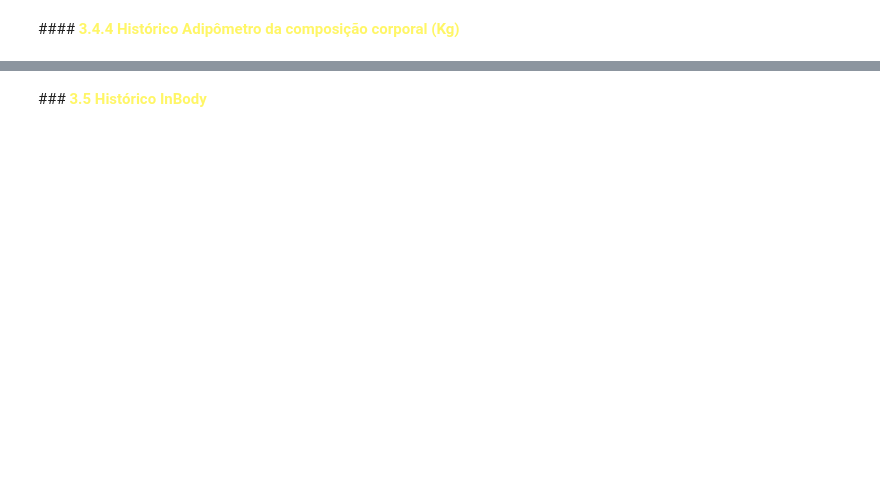
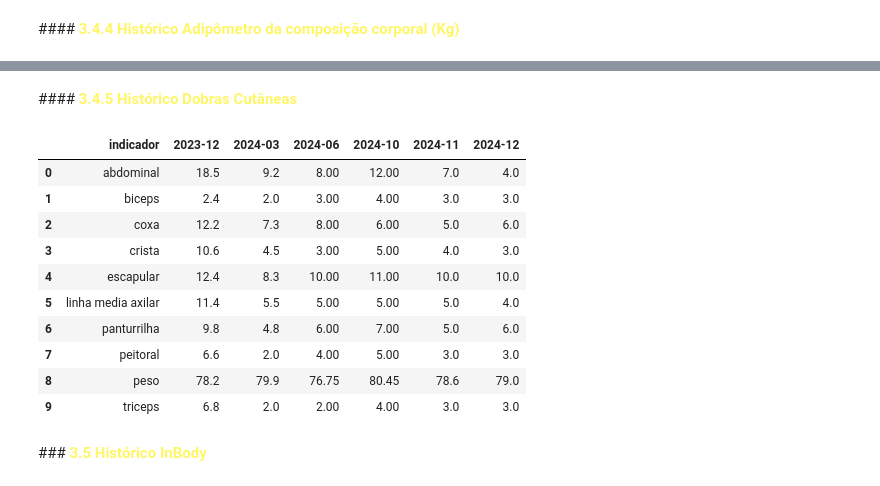
Before and after one commit to gabrielmprata/inbody_bio, a Jupyter notebook: evol_medidas.ipynb, the cells around one changed output, grey strips where cells are left out. Drawn from its saved outputs; the diff is of its cells as text; code cells hidden in the pictures; blank space fills up the shorter version.

```diff
--- a/evol_medidas.ipynb
+++ b/evol_medidas.ipynb
@@ -287,6 +287,36 @@ fig.update_xaxes(type="category", title=None) # se o type for date, vai respeita
 fig.show()
 # %% [output]
 [interactive output not drawn]
+# %% [markdown]
+####**<font color=#fff666> 3.4.5 Histórico Dobras Cutâneas**
+# %%
+df_atp_med = (df_adp[['ano_mes','indicador', 'medida']]
+             [((df_adp['grupo'] == 'dados'))]
+             )
+# %%
+#SUM(CASE WHEN)
+df_atp_med_col = df_atp_med.groupby(['indicador'], as_index=False).apply(lambda x: pd.Series({'2023-12':x.loc[x.ano_mes=='2023-12']['medida'].sum(),
+                                                                                                   '2024-03':x.loc[x.ano_mes=='2024-03']['medida'].sum(),
+                                                                                                   '2024-06':x.loc[x.ano_mes=='2024-06']['medida'].sum(),
+                                                                                                   '2024-10':x.loc[x.ano_mes=='2024-10']['medida'].sum(),
+                                                                                                   '2024-11':x.loc[x.ano_mes=='2024-11']['medida'].sum(),
+                                                                                                   '2024-12':x.loc[x.ano_mes=='2024-12']['medida'].sum()
+                                                                                                   }
+                                                                                                  ))
+
+df_atp_med_col
+# %% [output]
+|  | indicador | 2023-12 | 2024-03 | 2024-06 | 2024-10 | 2024-11 | 2024-12 |
+| 0 | abdominal | 18.5 | 9.2 | 8.00 | 12.00 | 7.0 | 4.0 |
+| 1 | biceps | 2.4 | 2.0 | 3.00 | 4.00 | 3.0 | 3.0 |
+| 2 | coxa | 12.2 | 7.3 | 8.00 | 6.00 | 5.0 | 6.0 |
+| 3 | crista | 10.6 | 4.5 | 3.00 | 5.00 | 4.0 | 3.0 |
+| 4 | escapular | 12.4 | 8.3 | 10.00 | 11.00 | 10.0 | 10.0 |
+| 5 | linha media axilar | 11.4 | 5.5 | 5.00 | 5.00 | 5.0 | 4.0 |
+| 6 | panturrilha | 9.8 | 4.8 | 6.00 | 7.00 | 5.0 | 6.0 |
+| 7 | peitoral | 6.6 | 2.0 | 4.00 | 5.00 | 3.0 | 3.0 |
+| 8 | peso | 78.2 | 79.9 | 76.75 | 80.45 | 78.6 | 79.0 |
+| 9 | triceps | 6.8 | 2.0 | 2.00 | 4.00 | 3.0 | 3.0 |
 # %% [markdown]
 ###**<font color=#fff666> 3.5 Histórico InBody**
 # %%
```
